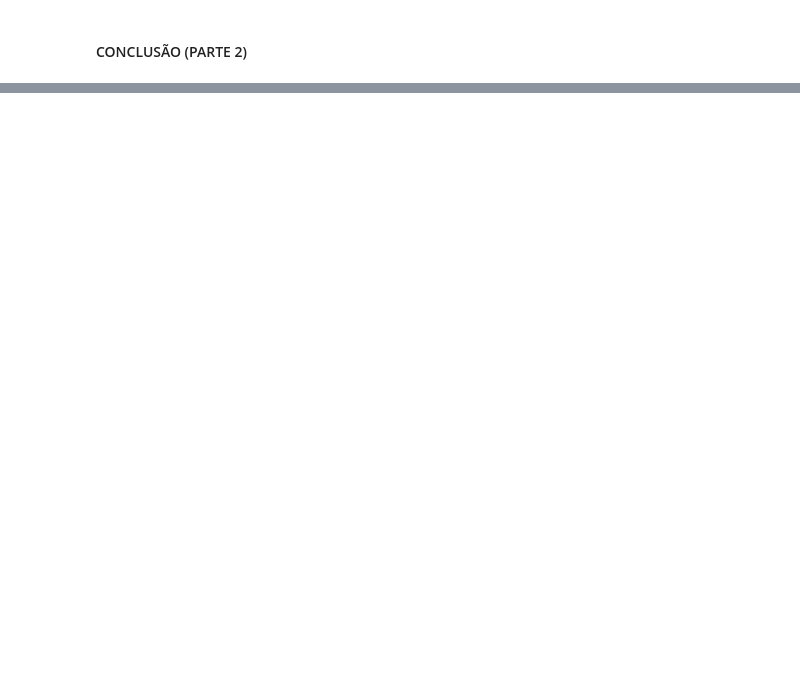
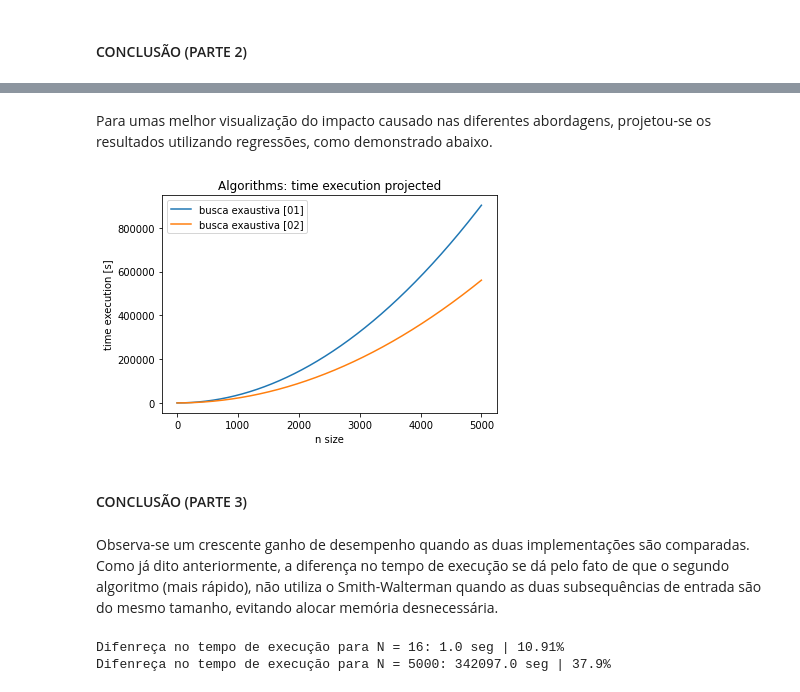
Before and after one commit to fernandocfbf/super-comp-final-results, a Jupyter notebook: relatorio_final.ipynb, the cells around one changed output, grey strips where cells are left out. Drawn from its saved outputs; the diff is of its cells as text; code cells hidden in the pictures; blank space fills up the shorter version.

```diff
--- a/relatorio_final.ipynb
+++ b/relatorio_final.ipynb
@@ -116,0 +150,22 @@ Vale notar que, apesar da solução heurística retornar o máximo global dos al
+# %% [markdown]
+Para umas melhor visualização do impacto causado nas diferentes abordagens, projetou-se os resultados utilizando regressões, como demonstrado abaixo.
+# %%
+project_cut = 5000
+projected_results = project_results(results_ee, 0, project_cut)
+print_lines(projected_results, range(0, project_cut), "Algorithms: time execution projected", "n size", "time execution [s]", "clock")
+# %% [output]
+[figure, added]
+# %% [markdown]
+#### CONCLUSÃO (PARTE 3)
+# %% [markdown]
+Observa-se um crescente ganho de desempenho quando as duas implementações são comparadas. Como já dito anteriormente, a diferença no tempo de execução se dá pelo fato de que o segundo algoritmo (mais rápido), não utiliza o Smith-Walterman quando as duas subsequências de entrada são do mesmo tamanho, evitando alocar memória desnecessária.
+# %%
+exe3 = results_ee['exe3']['clock'][-1]
+exe4 = results_ee['exe4']['clock'][-1]
+print("Difenreça no tempo de execução para N = 16: {0} seg | {1}%".format(round(exe3-exe4, 0), round((exe3-exe4)*100/exe3, 2)))
+exe3 = projected_results['exe3']['clock'][-1]
+exe4 = projected_results['exe4']['clock'][-1]
+print("Difenreça no tempo de execução para N = 5000: {0} seg | {1}%".format(round(exe3-exe4, 0), round((exe3-exe4)*100/exe3, 2)))
+# %% [output]
+Difenreça no tempo de execução para N = 16: 1.0 seg | 10.91%
+Difenreça no tempo de execução para N = 5000: 342097.0 seg | 37.9%
```
Also changed, not shown: parts of 40 cells of this notebook, 15 other files.
